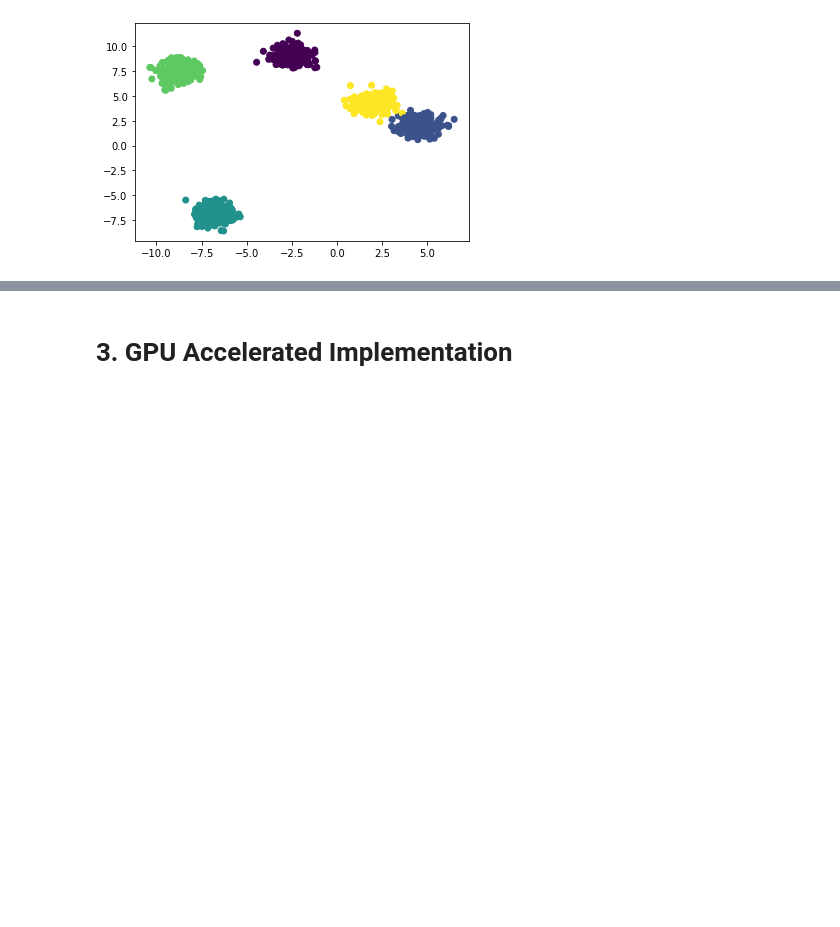
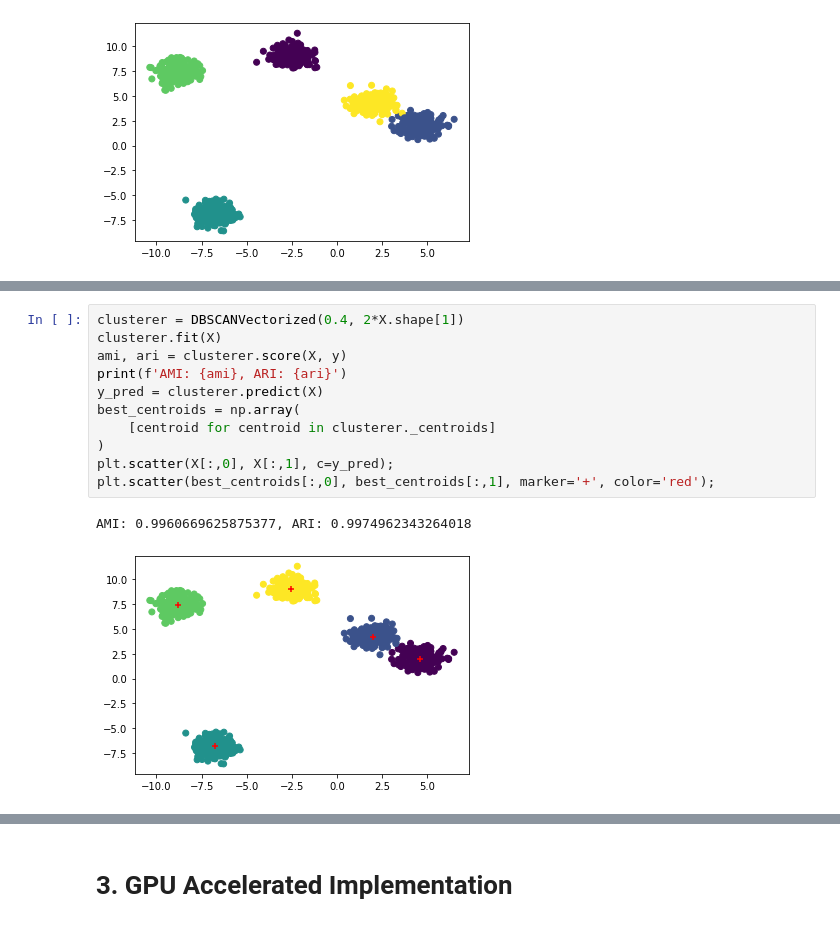
Before and after one commit to Adversarian/torch-dbscan, a Jupyter notebook: torch-dbscan.ipynb, the cells around one changed output, grey strips where cells are left out. Saved outputs shown, nothing was run; the diff lists cells and outputs as text; blank space fills up the shorter version.

```diff
--- a/torch-dbscan.ipynb
+++ b/torch-dbscan.ipynb
@@ -128,0 +200,14 @@ AMI: 0.5165726952659874, ARI: 0.31735800955175525
+# %%
+clusterer = DBSCANVectorized(0.4, 2*X.shape[1])
+clusterer.fit(X)
+ami, ari = clusterer.score(X, y)
+print(f'AMI: {ami}, ARI: {ari}')
+y_pred = clusterer.predict(X)
+best_centroids = np.array(
+    [centroid for centroid in clusterer._centroids]
+)
+plt.scatter(X[:,0], X[:,1], c=y_pred);
+plt.scatter(best_centroids[:,0], best_centroids[:,1], marker='+', color='red');
+# %% [output]
+AMI: 0.9960669625875377, ARI: 0.9974962343264018
+[figure, added]
```
Also changed, not shown: parts of 13 cells of this notebook.
